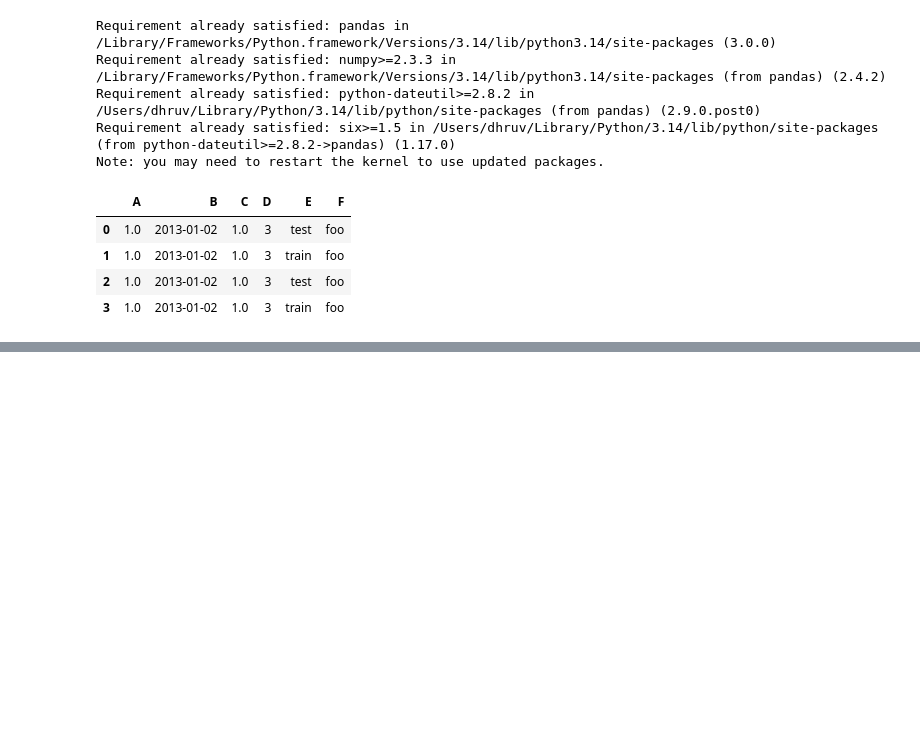
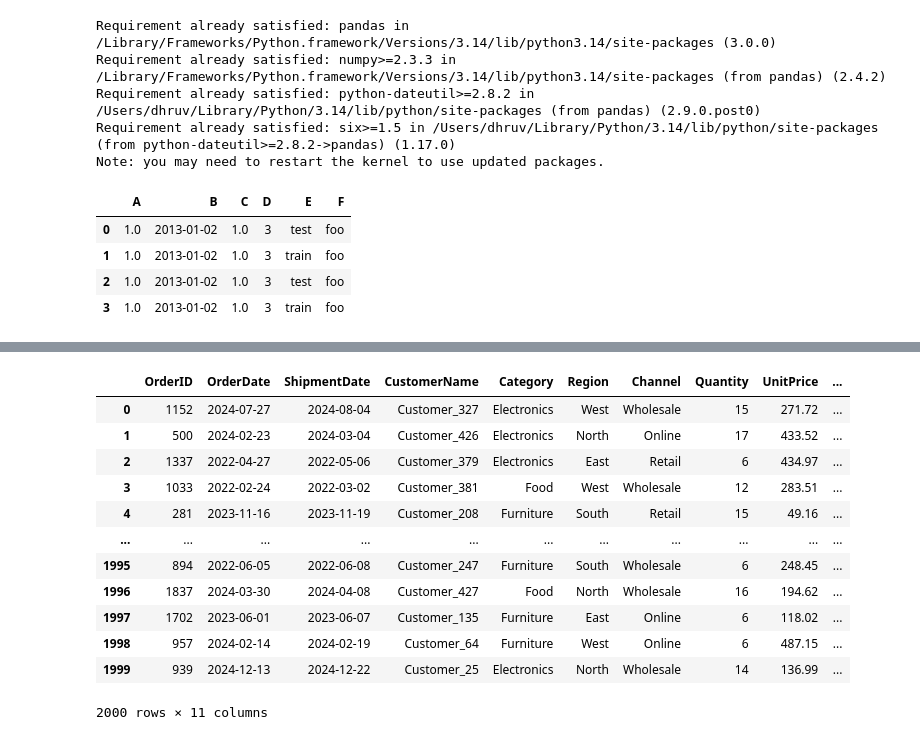
Before and after one commit to datasciencekibaatein/Batch-84, a Jupyter notebook: pandas-lectures/1-intro.ipynb, the cells around one changed output, grey strips where cells are left out. Drawn from its saved outputs; the diff is of its cells as text; code cells hidden in the pictures; blank space fills up the shorter version.

```diff
--- a/pandas-lectures/1-intro.ipynb
+++ b/pandas-lectures/1-intro.ipynb
@@ -30,0 +167,16 @@ df2
+# %%
+data
+# %% [output]
+|  | OrderID | OrderDate | ShipmentDate | CustomerName | Category | Region | Channel | Quantity | UnitPrice | ... |
+| 0 | 1152 | 2024-07-27 | 2024-08-04 | Customer_327 | Electronics | West | Wholesale | 15 | 271.72 | ... |
+| 1 | 500 | 2024-02-23 | 2024-03-04 | Customer_426 | Electronics | North | Online | 17 | 433.52 | ... |
+| 2 | 1337 | 2022-04-27 | 2022-05-06 | Customer_379 | Electronics | East | Retail | 6 | 434.97 | ... |
+| 3 | 1033 | 2022-02-24 | 2022-03-02 | Customer_381 | Food | West | Wholesale | 12 | 283.51 | ... |
+| 4 | 281 | 2023-11-16 | 2023-11-19 | Customer_208 | Furniture | South | Retail | 15 | 49.16 | ... |
+| ... | ... | ... | ... | ... | ... | ... | ... | ... | ... | ... |
+| 1995 | 894 | 2022-06-05 | 2022-06-08 | Customer_247 | Furniture | South | Wholesale | 6 | 248.45 | ... |
+| 1996 | 1837 | 2024-03-30 | 2024-04-08 | Customer_427 | Food | North | Wholesale | 16 | 194.62 | ... |
+| 1997 | 1702 | 2023-06-01 | 2023-06-07 | Customer_135 | Furniture | East | Online | 6 | 118.02 | ... |
+| 1998 | 957 | 2024-02-14 | 2024-02-19 | Customer_64 | Furniture | West | Online | 6 | 487.15 | ... |
+| 1999 | 939 | 2024-12-13 | 2024-12-22 | Customer_25 | Electronics | North | Wholesale | 14 | 136.99 | ... |
+2000 rows × 11 columns
```
Also changed, not shown: parts of 35 cells of this notebook, 6 other files.
